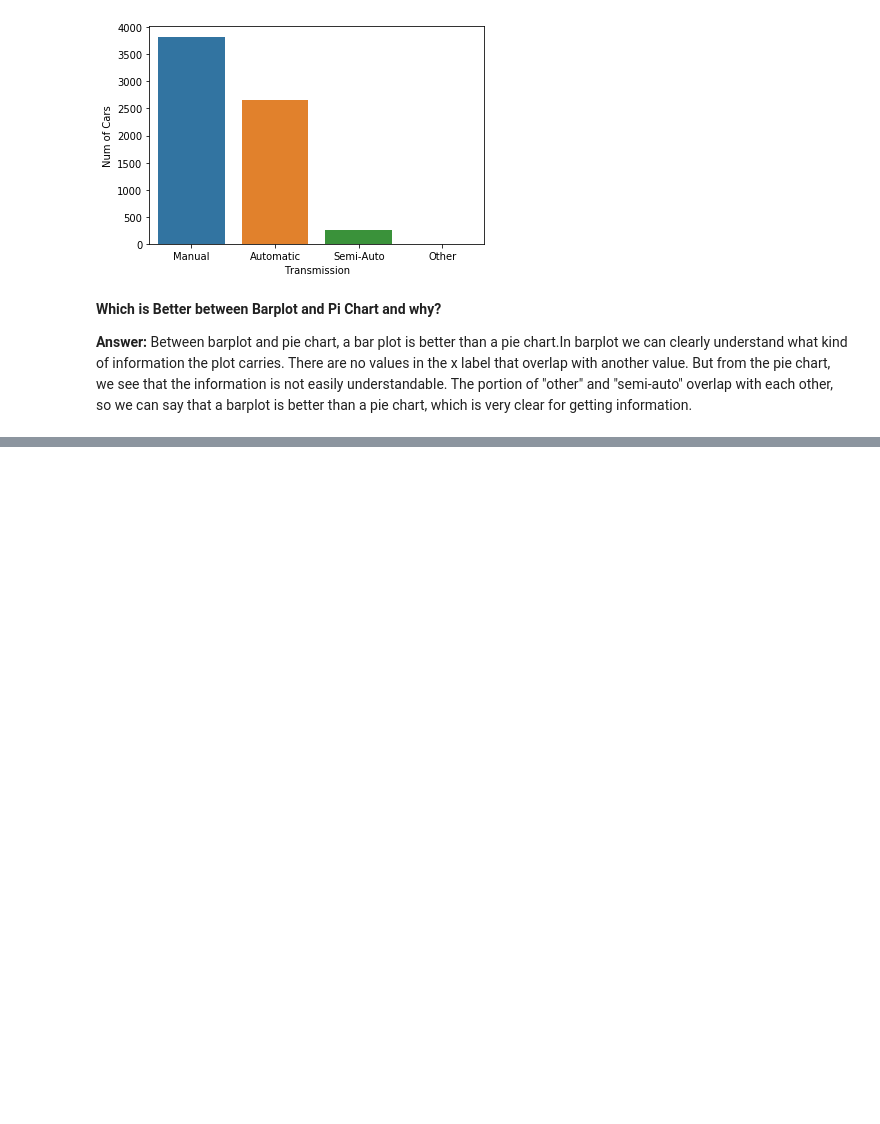
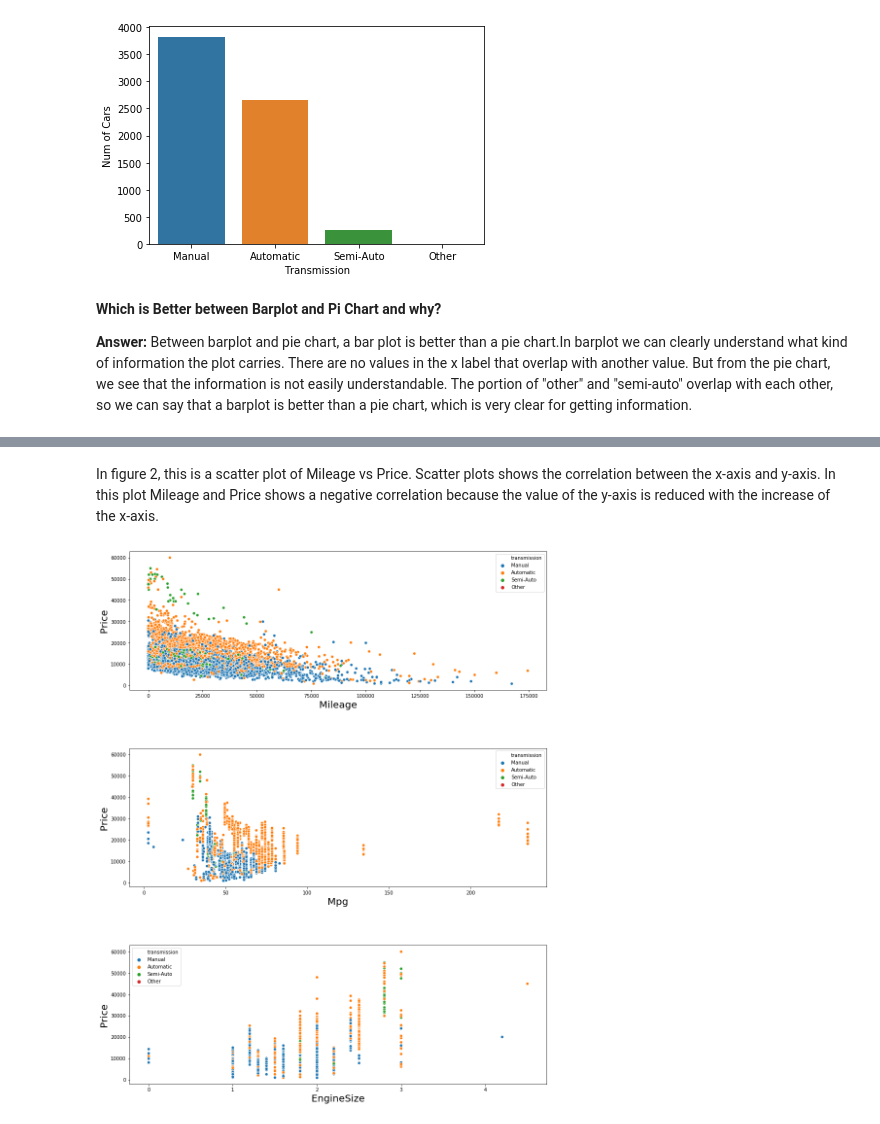
Before and after one commit to Sourish8/toyota_used_car_analysis-, a Jupyter notebook: toyota_used_car_EDA.ipynb, the cells around one changed output, grey strips where cells are left out. Cells and saved outputs as stored; diff of their text form; code cells hidden in the pictures; blank space fills up the shorter version.

```diff
--- a/toyota_used_car_EDA.ipynb
+++ b/toyota_used_car_EDA.ipynb
@@ -119,0 +160,28 @@ plt.show()
+# %% [markdown]
+In figure 2, this is a scatter plot of Mileage vs Price. Scatter plots shows the correlation between the x-axis and y-axis. In this plot Mileage and Price shows a negative correlation because the value of the y-axis is reduced with the increase of the x-axis.
+# %%
+plt.figure(figsize= (15,18))
+
+plt.subplot(3,1,1)
+sns.scatterplot(x = "mileage", y="price", data = df , hue = "transmission")  # "hue" has been used to see the relationship between price and mileage and transmission
+plt.xlabel("Mileage", fontsize = 20)
+plt.ylabel("Price", fontsize = 20)
+
+
+plt.subplot(3,1,2)
+sns.scatterplot(x = "mpg", y="price", data = df, hue = "transmission")
+plt.xlabel("Mpg", fontsize = 20)
+plt.ylabel("Price", fontsize = 20)
+
+plt.subplot(3,1,3)
+sns.scatterplot(x= "engineSize", y="price", data =df, hue = "transmission")
+
+plt.xlabel("EngineSize", fontsize = 20)  # used for rename & resize the variable of x-axis.
+plt.ylabel("Price", fontsize = 20)      # used for rename & resize the variable of y-axis.
+
+
+plt.tight_layout(8)  # Padding between the figure edge and the edges of subplots.used to create a gap between two subplots to understand the labeling properly.
+
+plt.show()
+# %% [output]
+[figure, added]
```
Also changed, not shown: parts of 12 cells of this notebook.
